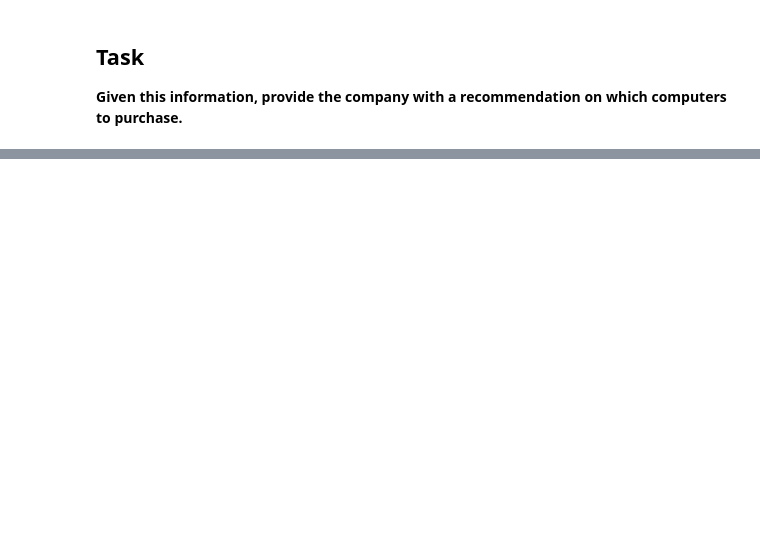
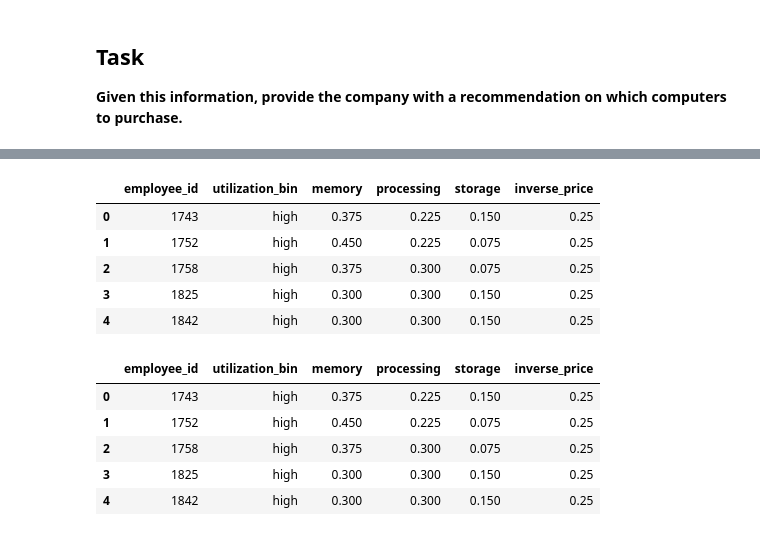
Before and after one commit to tunczyk101/computer_purchase_problem, a Jupyter notebook: verisk.ipynb, the cells around one changed output, grey strips where cells are left out. Saved outputs shown, nothing was run; the diff lists cells and outputs as text; code cells hidden in the pictures; blank space fills up the shorter version.

```diff
--- a/verisk.ipynb
+++ b/verisk.ipynb
@@ -162,3 +251,18 @@ dtypes: float64(4), int64(1), object(1)
 memory usage: 8.0+ KB
+# %%
+employees.head()
+# %% [output]
+|  | employee_id | utilization_bin | memory | processing | storage | inverse_price |
+| 0 | 1743 | high | 0.375 | 0.225 | 0.150 | 0.25 |
+| 1 | 1752 | high | 0.450 | 0.225 | 0.075 | 0.25 |
+| 2 | 1758 | high | 0.375 | 0.300 | 0.075 | 0.25 |
+| 3 | 1825 | high | 0.300 | 0.300 | 0.150 | 0.25 |
+| 4 | 1842 | high | 0.300 | 0.300 | 0.150 | 0.25 |
+|  | employee_id | utilization_bin | memory | processing | storage | inverse_price |
+| 0 | 1743 | high | 0.375 | 0.225 | 0.150 | 0.25 |
+| 1 | 1752 | high | 0.450 | 0.225 | 0.075 | 0.25 |
+| 2 | 1758 | high | 0.375 | 0.300 | 0.075 | 0.25 |
+| 3 | 1825 | high | 0.300 | 0.300 | 0.150 | 0.25 |
+| 4 | 1842 | high | 0.300 | 0.300 | 0.150 | 0.25 |
 # %%
 from problem import ProblemMax, ProblemScale
```
Also changed, not shown: parts of 32 cells of this notebook, 2 other files.
